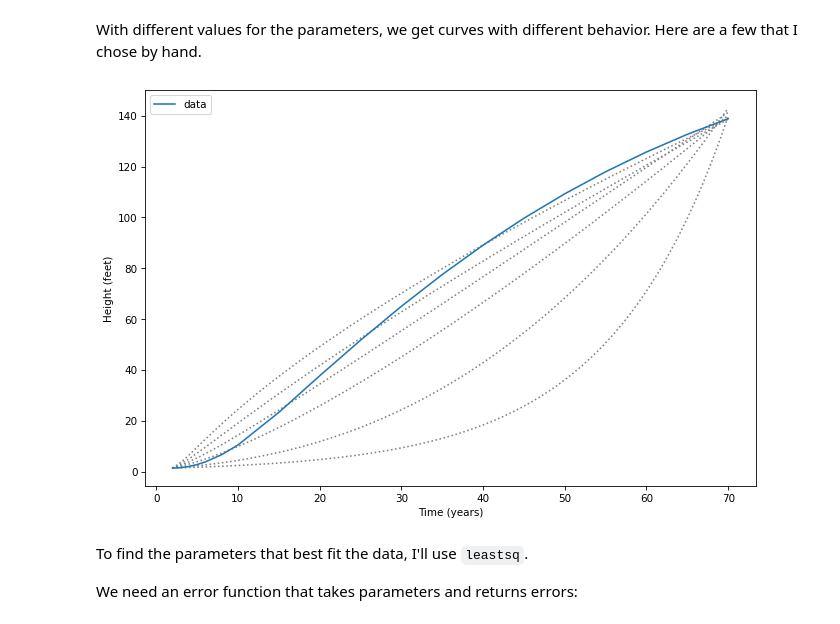
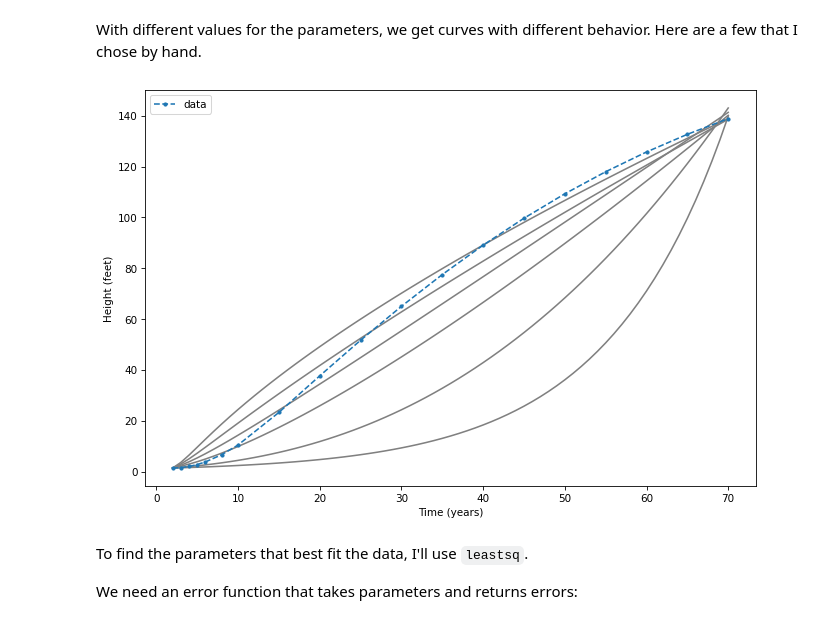
Before and after one commit to wutmeownow/phys441, a Jupyter notebook: JupyterNotebooks/Week9/trees.ipynb, the cells around one changed output. Drawn from its saved outputs; the diff is of its cells as text; code cells hidden in the pictures.

```diff
--- a/JupyterNotebooks/Week9/trees.ipynb
+++ b/JupyterNotebooks/Week9/trees.ipynb
@@ -252,20 +252,20 @@ def run_and_plot(alpha, dim, data):
     params = alpha, dim
     system = make_system(params, data)
     results = run_simulation(system, update)
-    results.plot(style=':', color='gray', label='_nolegend')
+    results.plot(style='-', color='gray', label='_nolegend')
 # %%
 run_and_plot(0.145, 2, data)
 run_and_plot(0.58, 2.4, data)
 run_and_plot(2.8, 2.8, data)
 run_and_plot(6.6, 3, data)
 run_and_plot(15.5, 3.2, data)
 run_and_plot(38, 3.4, data)
 
-data.plot(label='data')
+data.plot(label='data', style='.--')
 decorate(xlabel='Time (years)',
          ylabel='Height (feet)')
 # %% [output]
-[figure, old version]
+[figure, new version]
 # %% [markdown]
 To find the parameters that best fit the data, I'll use `leastsq`.
 
```
Also changed, not shown: parts of 8 cells of this notebook.
